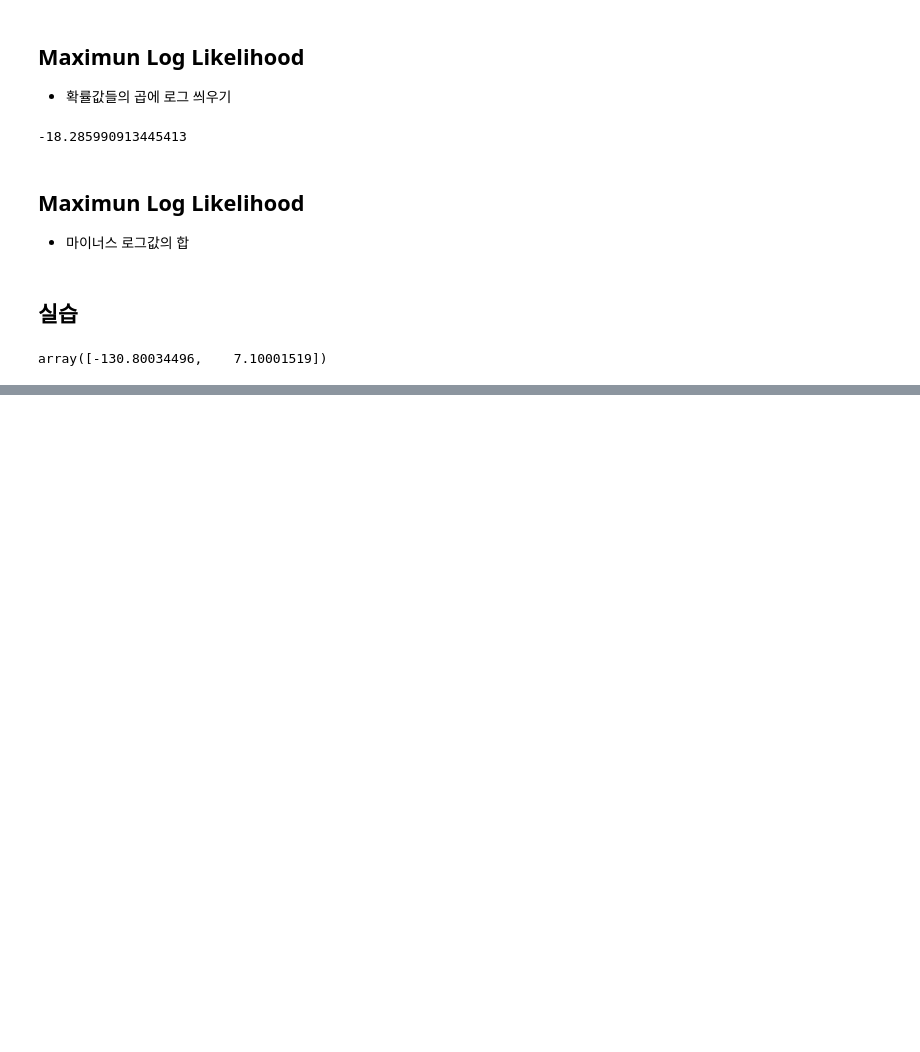
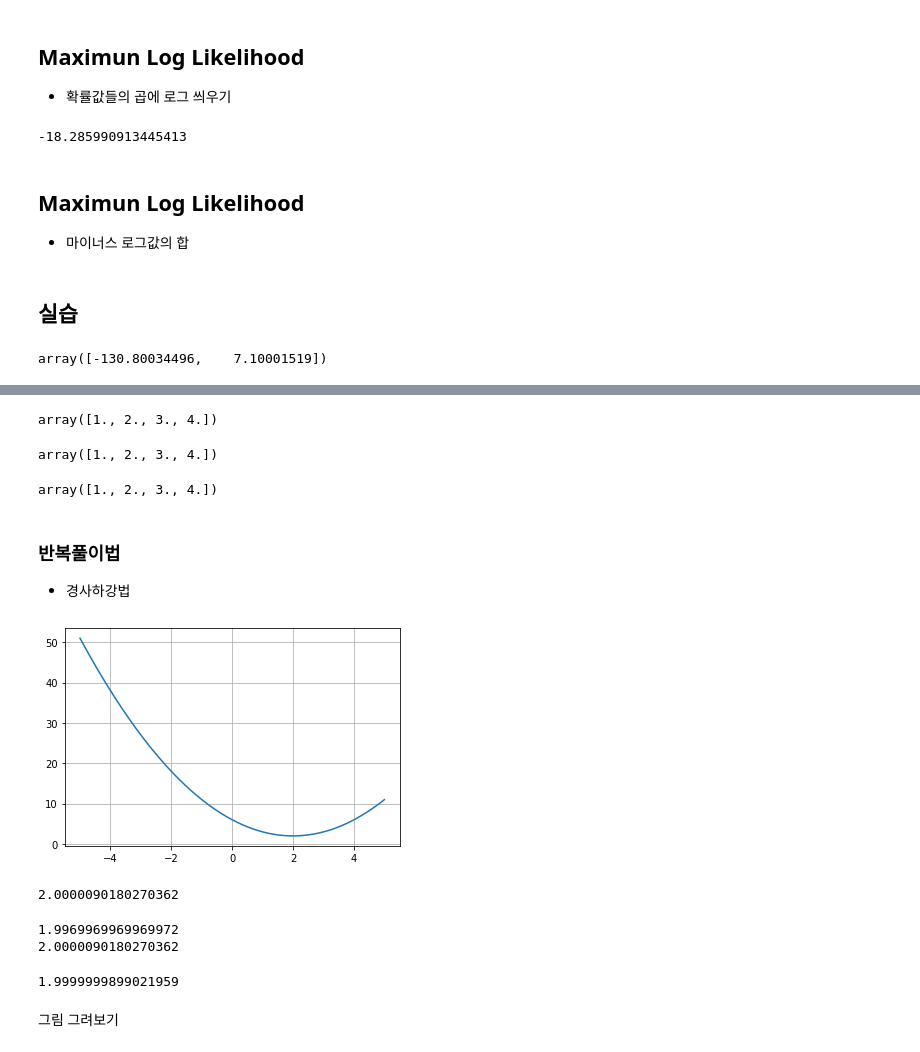
Before and after one commit to heewon330/TIL3, a Jupyter notebook: 선형회귀_hw.ipynb, the cells around one changed output, grey strips where cells are left out. Saved outputs shown, nothing was run; the diff lists cells and outputs as text; code cells hidden in the pictures; blank space fills up the shorter version.

```diff
--- a/선형회귀_hw.ipynb
+++ b/선형회귀_hw.ipynb
@@ -575,0 +604,43 @@ array([-130.80034496,    7.10001519])
+# %%
+# 내적 구하기
+np.dot(invA,B)
+# %% [output]
+array([1., 2., 3., 4.])
+# %%
+np.matmul( invA, B )
+# %% [output]
+array([1., 2., 3., 4.])
+# %%
+# 역행렬 안구하고 바로 구하기 - 조건 : 역행렬 존재
+
+np.linalg.solve( A, B)
+# %% [output]
+array([1., 2., 3., 4.])
+# %% [markdown]
+### 반복풀이법
+- 경사하강법
+# %%
+def error(x):
+  return x ** 2 - 4 * x + 6
+
+def grad_fx(x):
+  return 2*x-4
+# %%
+x = np.linspace(-5, 5, 1000)
+plt.plot( x, error(x) )
+plt.grid()
+plt.show()
+# %% [output]
+[figure, added]
+# %%
+y = error(x)
+min(y)
+# %% [output]
+2.0000090180270362
+# %%
+i=np.argmin(y)      # np.argmin : 최솟값의 인덱스를 찾아줌
+print(x[i])         # i번째 x값이 함수의 최솟값이 됨
+print(error(x[i]))  # 함수의 최솟값
+# %% [output]
+1.9969969969969972
+2.0000090180270362
@@ -575,0 +655,6 @@ array([-130.80034496,    7.10001519])
+# %%
+x0
+# %% [output]
+1.9999999899021959
+# %% [markdown]
+그림 그려보기
```
Also changed, not shown: parts of 74 cells of this notebook.
